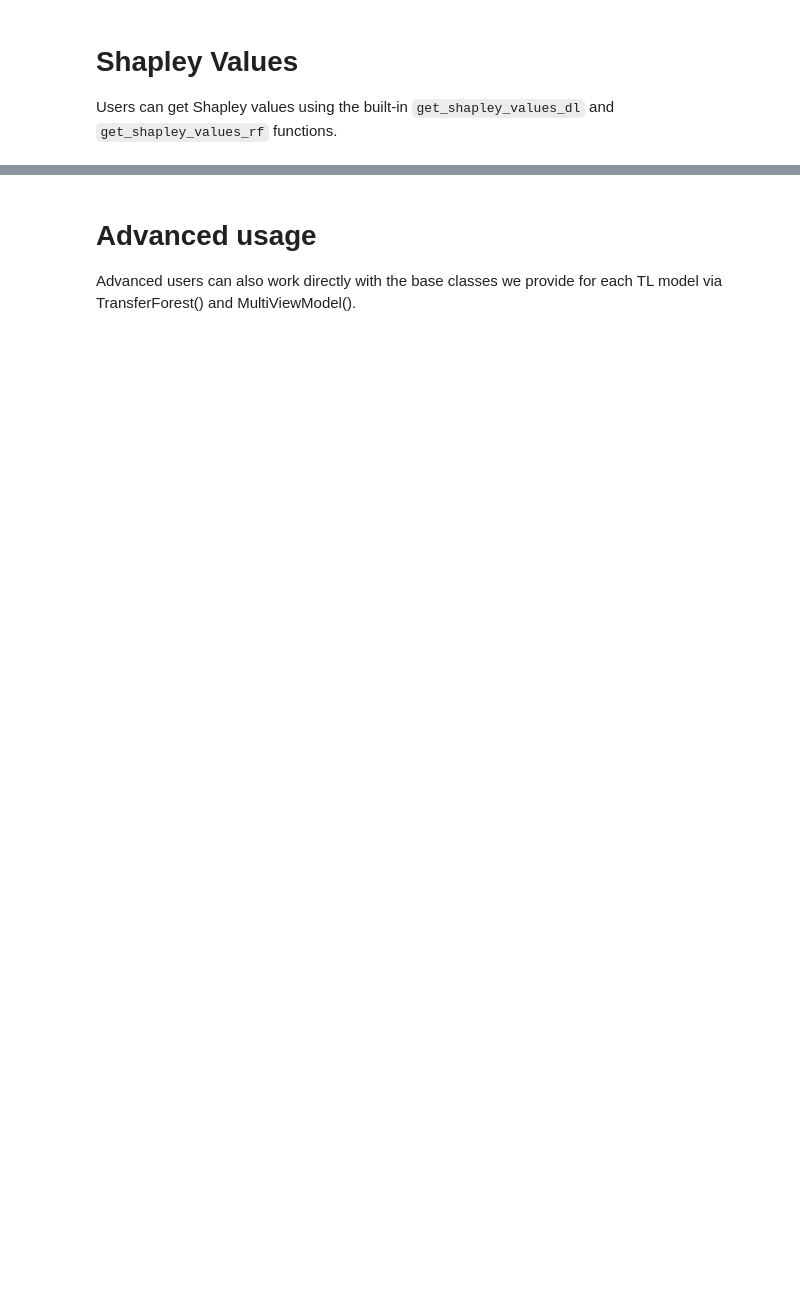
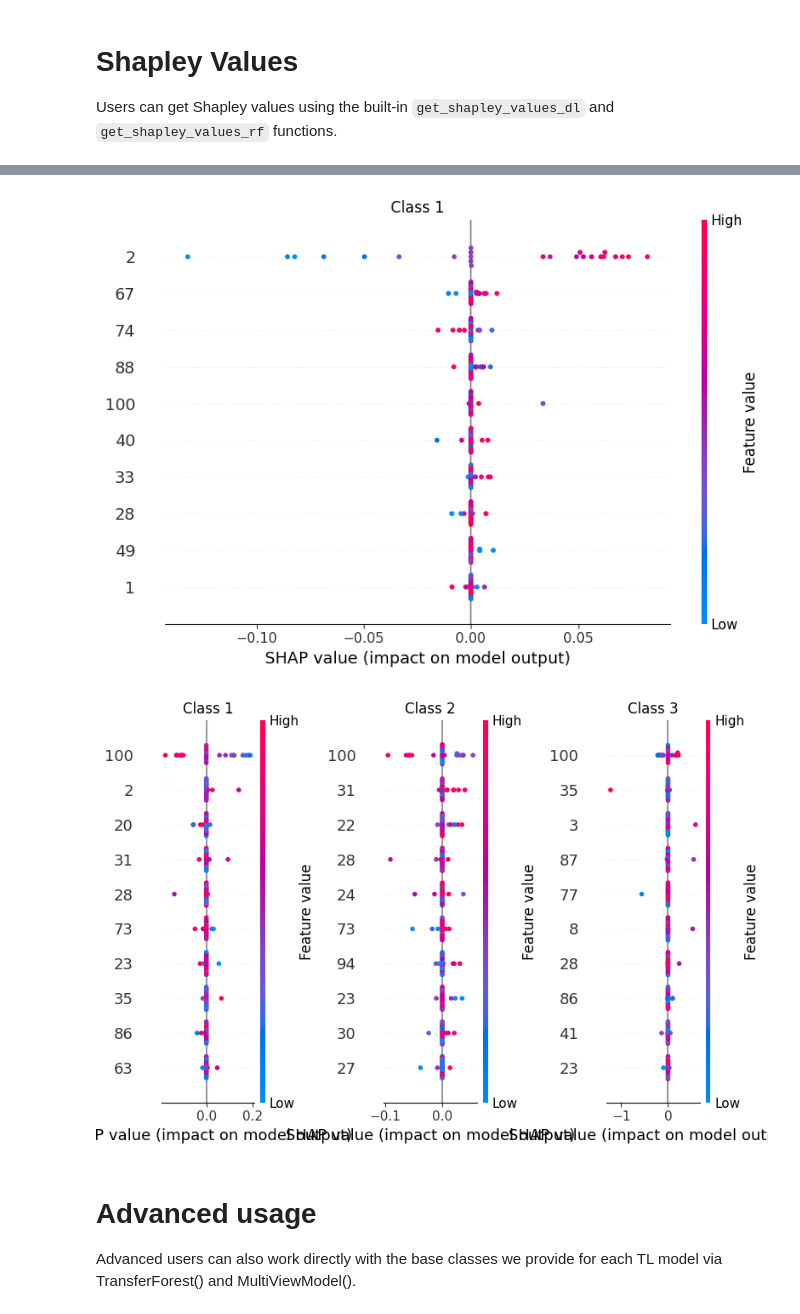
Before and after one commit to PNNL-Predictive-Phenomics/omicsTL, a Jupyter notebook: docs/example.ipynb, the cells around one changed output, grey strips where cells are left out. Cells and saved outputs as stored; diff of their text form; code cells hidden in the pictures; blank space fills up the shorter version.

Commit message:
Add shapley plots

```diff
--- a/docs/example.ipynb
+++ b/docs/example.ipynb
@@ -609,7 +672,7 @@ To avoid this situation and get a regular matrix do one of the following:
 # %%
 from omicstl.shapley import get_shapley_values_rf
 
-shap_dl_cont = get_shapley_values_rf(
+shap_rf_cont = get_shapley_values_rf(
     source_input=source_input_cont,
     target_input=target_input_cont,
     pretrained_model=rf_cont_model,
@@ -619,13 +682,13 @@ shap_dl_cont = get_shapley_values_rf(
 )
 display(shap_dl_cont)
 
-shap_dl_cont = get_shapley_values_rf(
-    source_input=source_input_cont,
-    target_input=target_input_cont,
+shap_rf_cat = get_shapley_values_rf(
+    source_input=source_input_cat,
+    target_input=target_input_cat,
     pretrained_model=rf_cat_model,
     background_sample_size=20,
     shap_sample_size=50,
     response_id="response"
 )
-display(shap_dl_cont)
+display(shap_rf_cat)
 # %% [output]
@@ -633,3 +749,16 @@ ValueError: cannot call `vectorize` on size 0 inputs unless `otypes` is set
+# %%
+import importlib
+import omicstl.shapley
+importlib.reload(omicstl.shapley)
+from omicstl.shapley import plot_shapley_values
+
+plot_shapley_values(shap_rf_cont)
+
+# Categorical plots require a class map.
+plot_shapley_values(shap_rf_cat, class_map = {1: "Class 1", 2: "Class 2", 3: "Class 3"})
+# %% [output]
+[figure, added]
+[figure, added]
 # %% [markdown]
 # Advanced usage
 Advanced users can also work directly with the base classes we provide for each TL model via TransferForest() and MultiViewModel().
```
Also changed, not shown: parts of 10 cells of this notebook, 1 other file.
